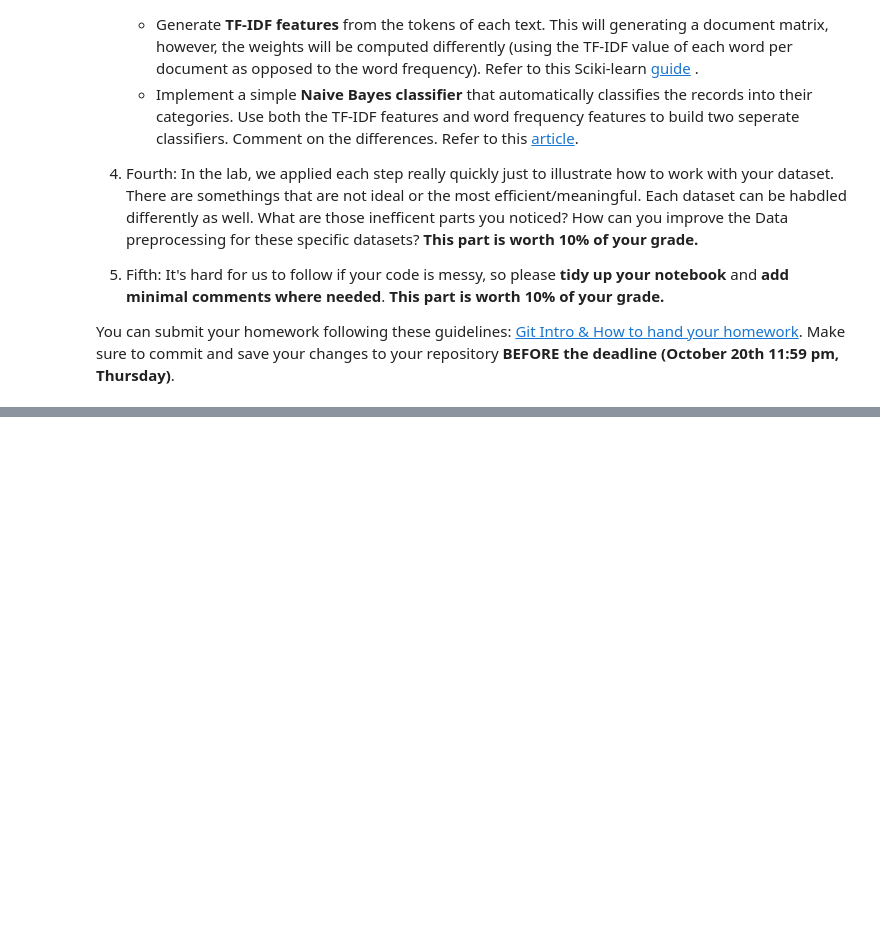
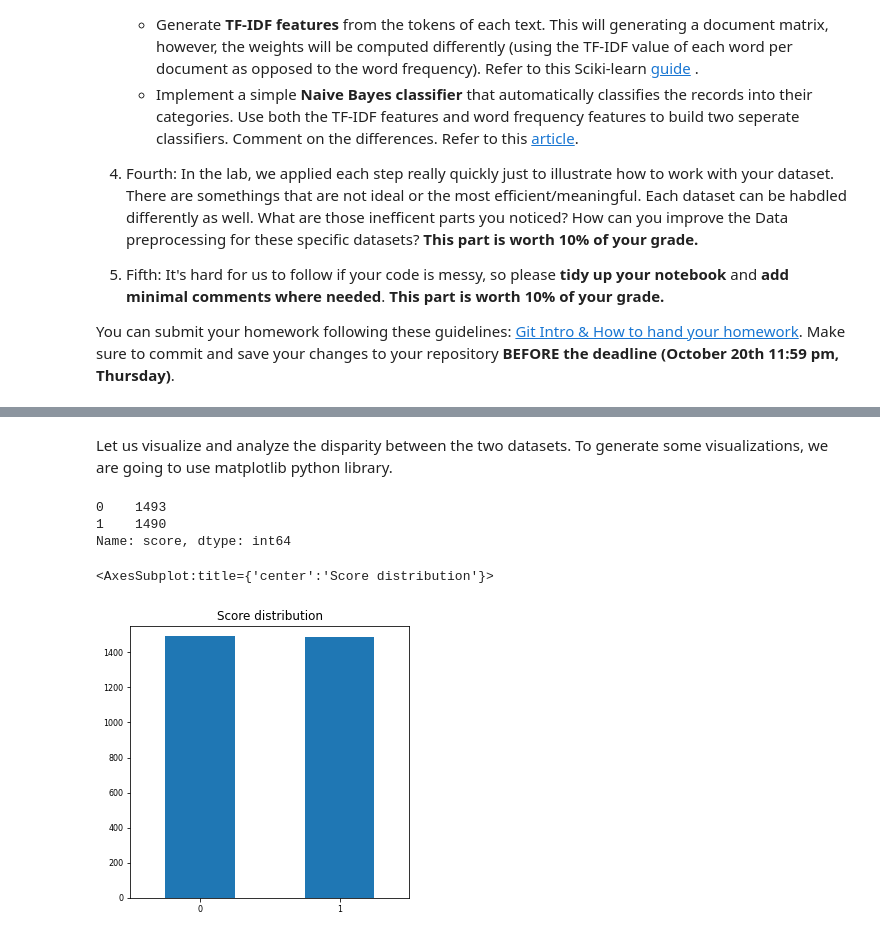
Before and after one commit to zyao5699/DM2022-Lab1-Homework, a Jupyter notebook: DM2022-Lab1-Homework.ipynb, the cells around one changed output, grey strips where cells are left out. Drawn from its saved outputs; the diff is of its cells as text; code cells hidden in the pictures; blank space fills up the shorter version.

```diff
--- a/DM2022-Lab1-Homework.ipynb
+++ b/DM2022-Lab1-Homework.ipynb
@@ -35,0 +190,5 @@ You can submit your homework following these guidelines: [Git Intro & How to han
+# %%
+dummy_dict = [{'score': 1}]
+# %%
+df = pd.concat([df, pd.DataFrame(dummy_dict)], ignore_index=True)
+len(df)
@@ -35,0 +205,3 @@ You can submit your homework following these guidelines: [Git Intro & How to han
+# %%
+df.dropna(inplace=True)
+df.isnull().apply(lambda x: dmh.check_missing_values(x))
@@ -35,0 +244,2 @@ You can submit your homework following these guidelines: [Git Intro & How to han
+# %%
+df.drop_duplicates(keep='first', inplace=True) # inplace applies changes directly on our dataframe
@@ -35,0 +293,2 @@ You can submit your homework following these guidelines: [Git Intro & How to han
+# %% [markdown]
+Let us visualize and analyze the disparity between the two datasets. To generate some visualizations, we are going to use matplotlib python library.
@@ -35,0 +298,12 @@ You can submit your homework following these guidelines: [Git Intro & How to han
+# %%
+print(df.score.value_counts())
+df.score.value_counts().plot(kind = 'bar',
+                                    title = 'Score distribution',
+                                    ylim = [0, 1550],
+                                    rot = 0, fontsize = 8, figsize = (5,5))
+# %% [output]
+0    1493
+1    1490
+Name: score, dtype: int64
+<AxesSubplot:title={'center':'Score distribution'}>
+[figure, added]
```
Also changed, not shown: parts of 99 cells of this notebook, 10 other files.
